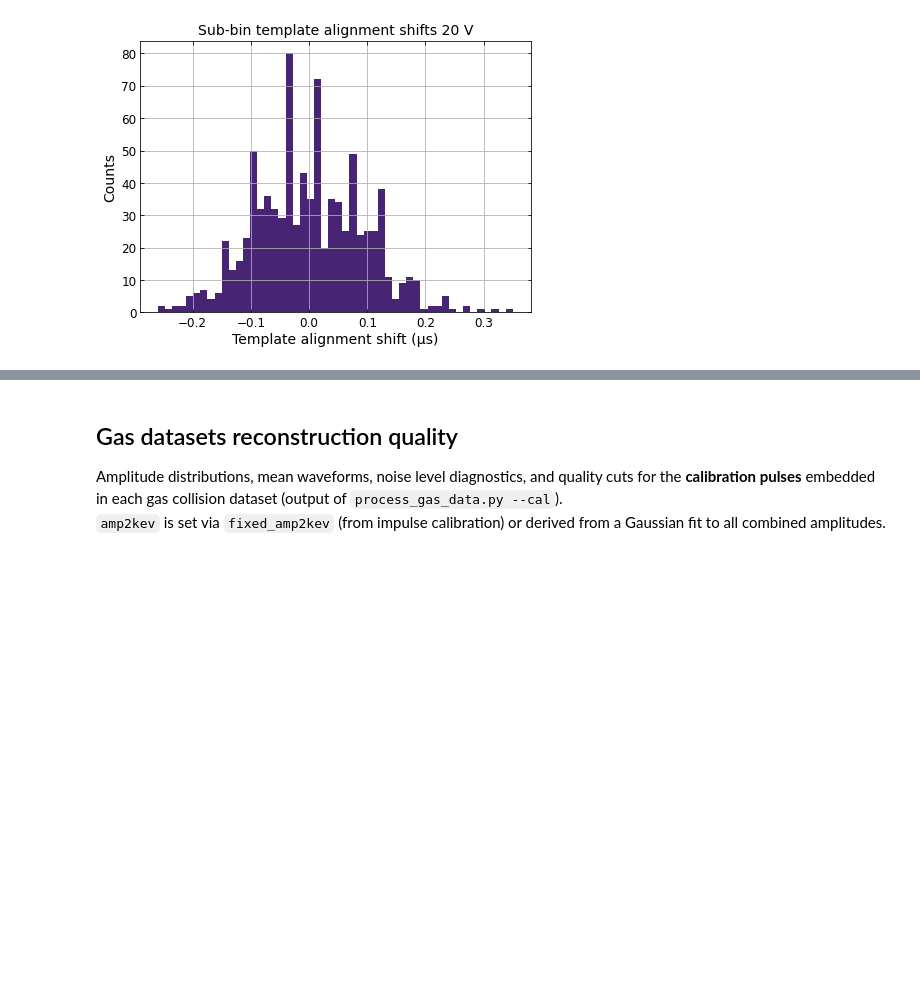
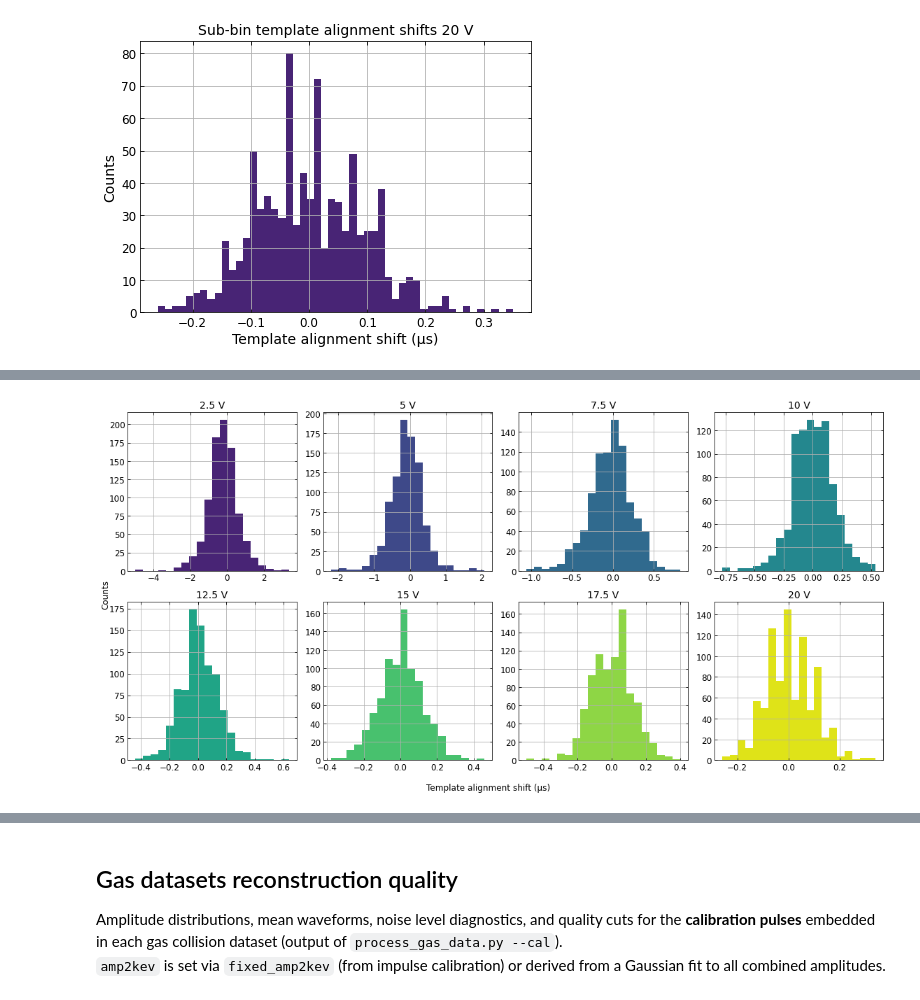
Before and after one commit to JBaeza-Rubio/Gas-collisions-time-resolution, a Jupyter notebook: 20260320_sphere_20260215_impulse_calibration.ipynb, the cells around one changed output, grey strips where cells are left out. Drawn from its saved outputs; the diff is of its cells as text; code cells hidden in the pictures; blank space fills up the shorter version.

```diff
--- a/20260320_sphere_20260215_impulse_calibration.ipynb
+++ b/20260320_sphere_20260215_impulse_calibration.ipynb
@@ -1896,0 +1987,39 @@ plt.show()
+# %%
+
+## optional reload if needed
+# all_time_shifts_us = np.load(
+#     'all_time_shifts_us.npy',
+#     allow_pickle=True
+# )
+
+cmap = plt.colormaps['viridis']
+colors = cmap(np.linspace(0.1, 0.95, len(voltages)))
+
+fig, axes = plt.subplots(
+    2, 4,
+    figsize=(16, 8),
+    sharex=False,
+    sharey=False
+)
+
+axes = axes.flatten()
+
+for v_idx, shifts in enumerate(all_time_shifts_us):
+
+    axes[v_idx].hist(
+        shifts,
+        bins=20,
+        color=colors[v_idx]
+    )
+
+    axes[v_idx].set_title(f'{voltages[v_idx]} V')
+    axes[v_idx].grid(True)
+    # axes[v_idx].set_xlim(-3, 3)
+
+fig.supxlabel('Template alignment shift (μs)')
+fig.supylabel('Counts')
+
+plt.tight_layout()
+plt.show()
+# %% [output]
+[figure, added]
```
Also changed, not shown: parts of 4 cells of this notebook.
